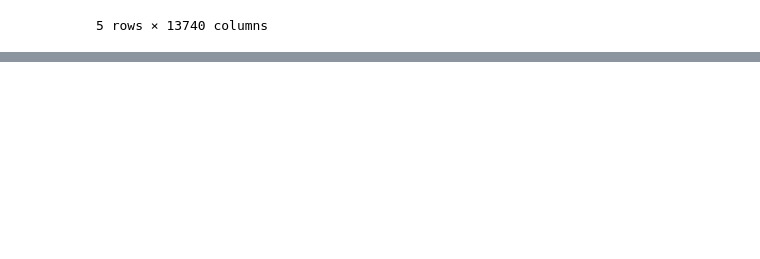
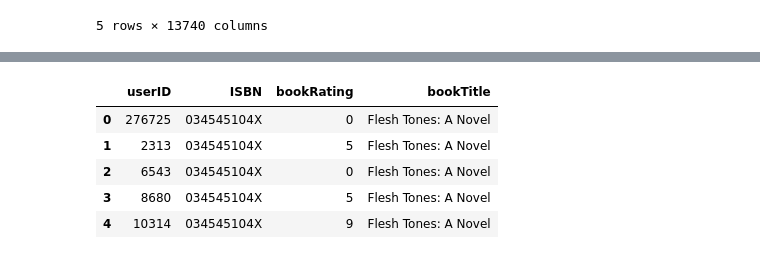
Before and after one commit to Sharath2021/Book-Recommendation-System, a Jupyter notebook: Book_Recommendation_System.ipynb, the cells around one changed output, grey strips where cells are left out. Cells and saved outputs as stored; diff of their text form; code cells hidden in the pictures; blank space fills up the shorter version.

```diff
--- a/Book_Recommendation_System.ipynb
+++ b/Book_Recommendation_System.ipynb
@@ -747,0 +777,11 @@ ratings_matrix.head()
+# %%
+combine_book_rating = combine_book_rating.drop(columns, axis = 1)
+combine_book_rating.rename(columns={'User-ID':'userID','Book-Title':'bookTitle','Book-Rating':'bookRating'},inplace=True)
+combine_book_rating.head()
+# %% [output]
+|  | userID | ISBN | bookRating | bookTitle |
+| 0 | 276725 | 034545104X | 0 | Flesh Tones: A Novel |
+| 1 | 2313 | 034545104X | 5 | Flesh Tones: A Novel |
+| 2 | 6543 | 034545104X | 0 | Flesh Tones: A Novel |
+| 3 | 8680 | 034545104X | 5 | Flesh Tones: A Novel |
+| 4 | 10314 | 034545104X | 9 | Flesh Tones: A Novel |
```
Also changed, not shown: parts of 18 cells of this notebook.
